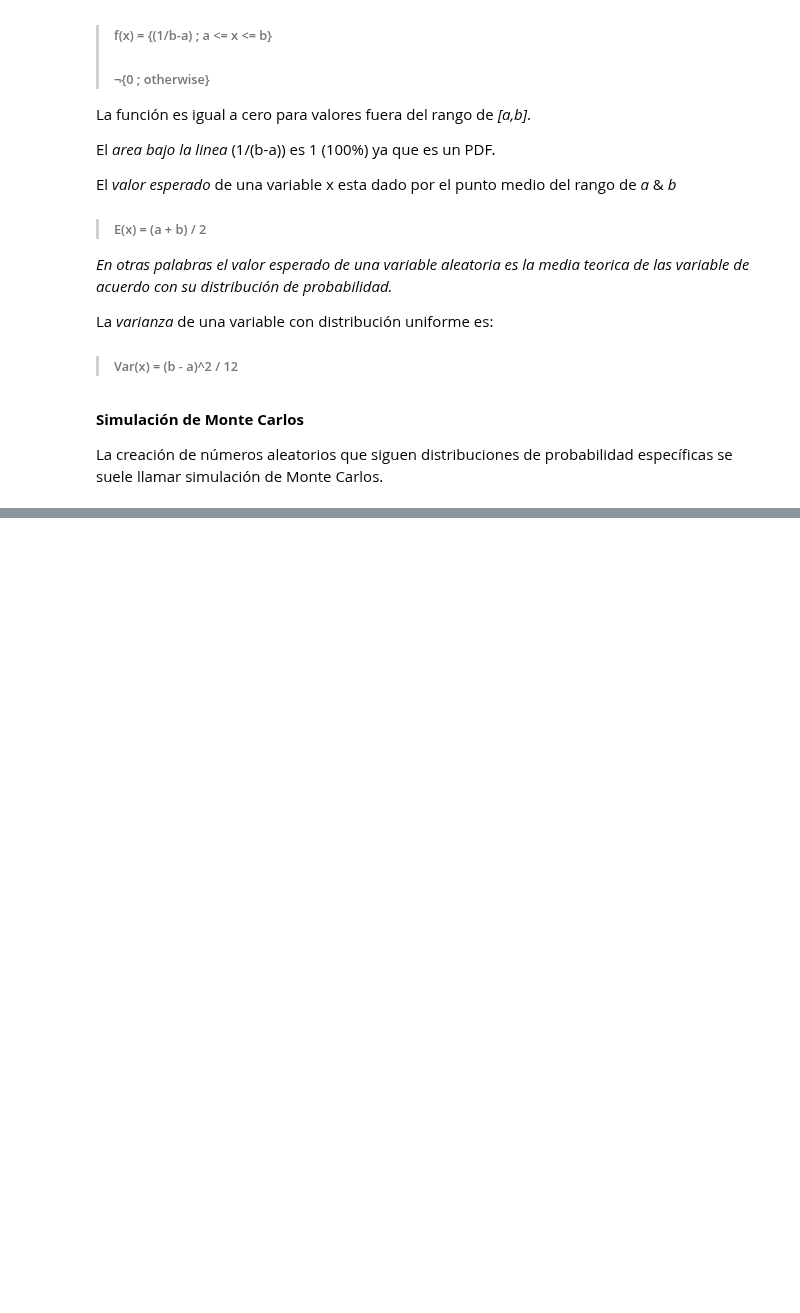
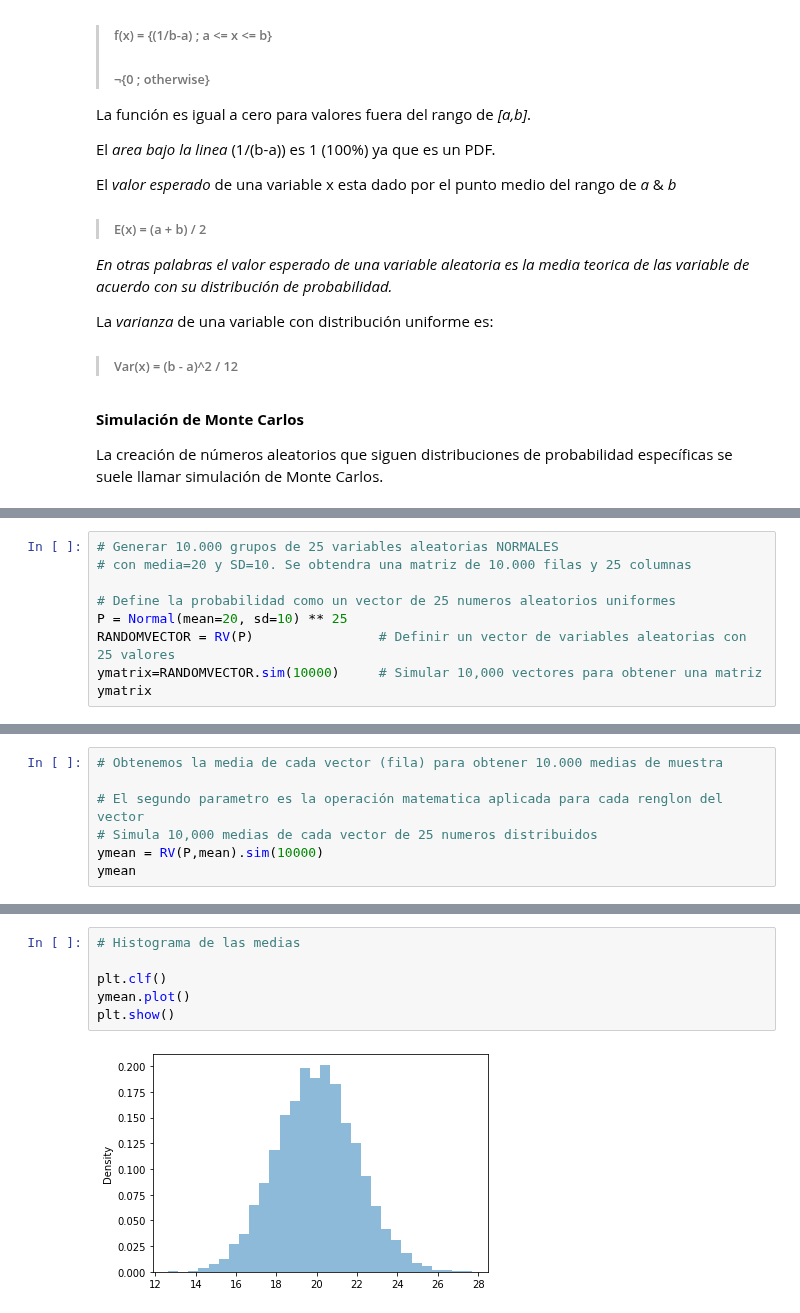
Before and after one commit to AnHrt/StatisticsII, a Jupyter notebook: A01369984_W2.ipynb, the cells around one changed output, grey strips where cells are left out. Drawn from its saved outputs; the diff is of its cells as text; blank space fills up the shorter version.

```diff
--- a/A01369984_W2.ipynb
+++ b/A01369984_W2.ipynb
@@ -112,0 +149,9 @@ plt.show()
+# %%
+# Generar 10.000 grupos de 25 variables aleatorias NORMALES
+# con media=20 y SD=10. Se obtendra una matriz de 10.000 filas y 25 columnas
+
+# Define la probabilidad como un vector de 25 numeros aleatorios uniformes
+P = Normal(mean=20, sd=10) ** 25
+RANDOMVECTOR = RV(P)                # Definir un vector de variables aleatorias con 25 valores
+ymatrix=RANDOMVECTOR.sim(10000)     # Simular 10,000 vectores para obtener una matriz
+ymatrix
@@ -112,0 +171,7 @@ plt.show()
+# %%
+# Obtenemos la media de cada vector (fila) para obtener 10.000 medias de muestra
+
+# El segundo parametro es la operación matematica aplicada para cada renglon del vector
+# Simula 10,000 medias de cada vector de 25 numeros distribuidos
+ymean = RV(P,mean).sim(10000)
+ymean
@@ -112,0 +191,8 @@ plt.show()
+# %%
+# Histograma de las medias
+
+plt.clf()
+ymean.plot()
+plt.show()
+# %% [output]
+[figure, added]
```
Also changed, not shown: parts of 26 cells of this notebook.
